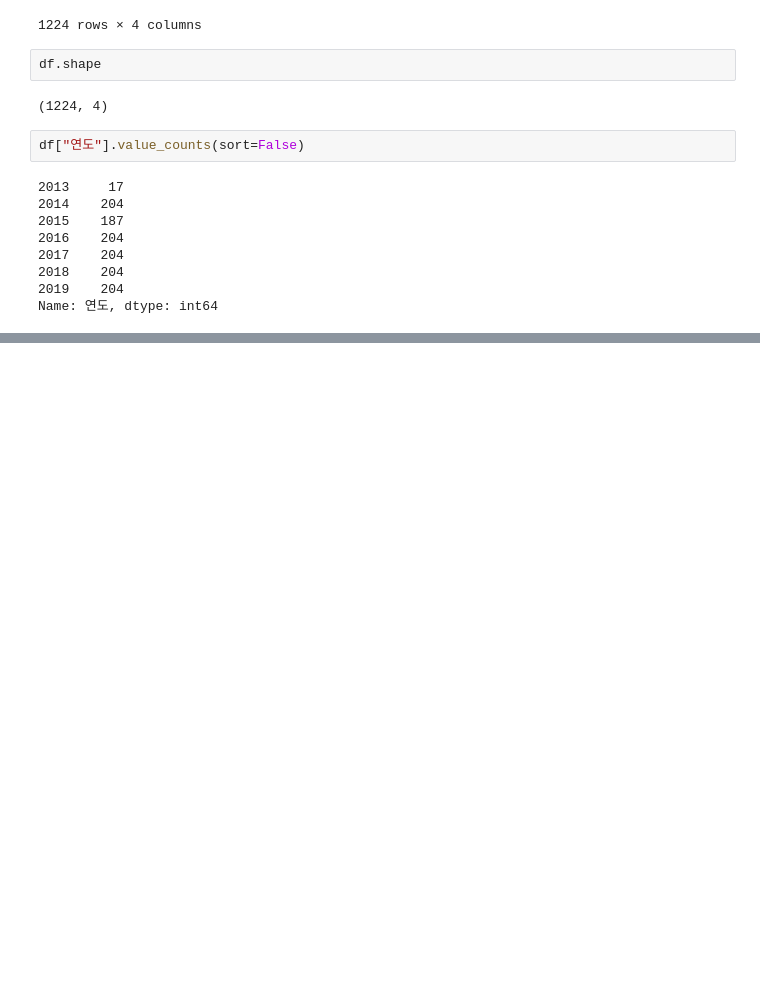
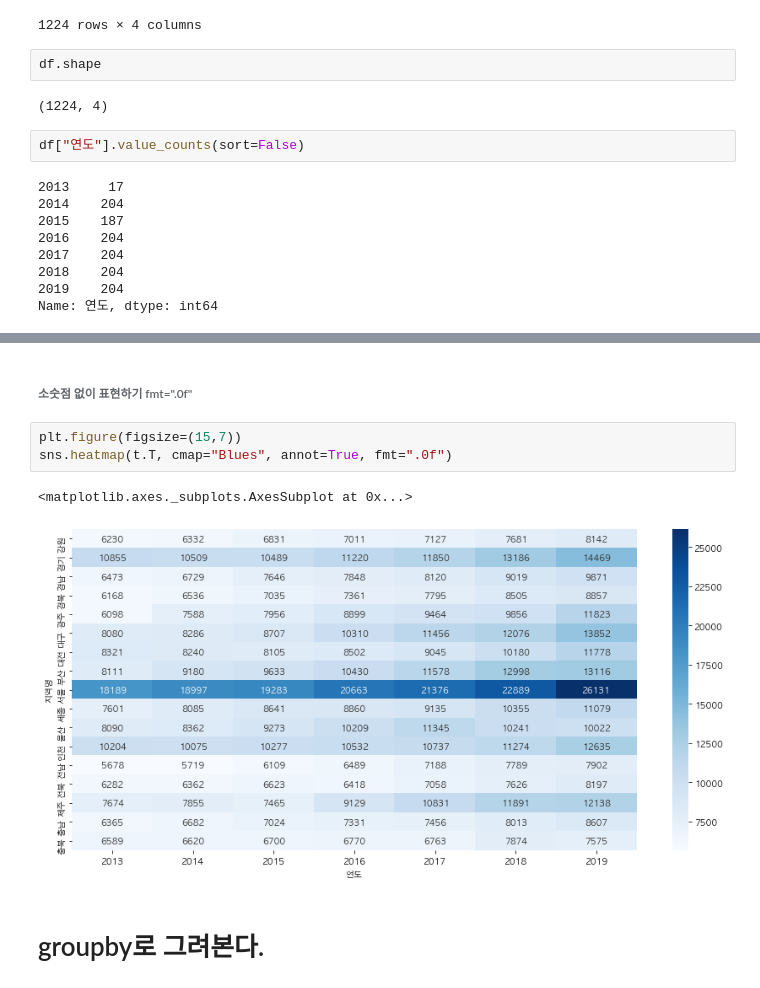
Before and after one commit to yekyung2/Python-DataAnalysis, a Jupyter notebook: practice1.ipynb, the cells around one changed output, grey strips where cells are left out. Cells and saved outputs as stored; diff of their text form; blank space fills up the shorter version.

```diff
--- a/practice1.ipynb
+++ b/practice1.ipynb
@@ -1207,0 +1253,10 @@ Name: 연도, dtype: int64
+# %% [markdown]
+###### 소숫점 없이 표현하기 fmt=".0f"
+# %%
+plt.figure(figsize=(15,7))
+sns.heatmap(t.T, cmap="Blues", annot=True, fmt=".0f")
+# %% [output]
+<matplotlib.axes._subplots.AxesSubplot at 0x...>
+[figure, added]
+# %% [markdown]
+# groupby로 그려본다.
```
Also changed, not shown: parts of 11 cells of this notebook.
